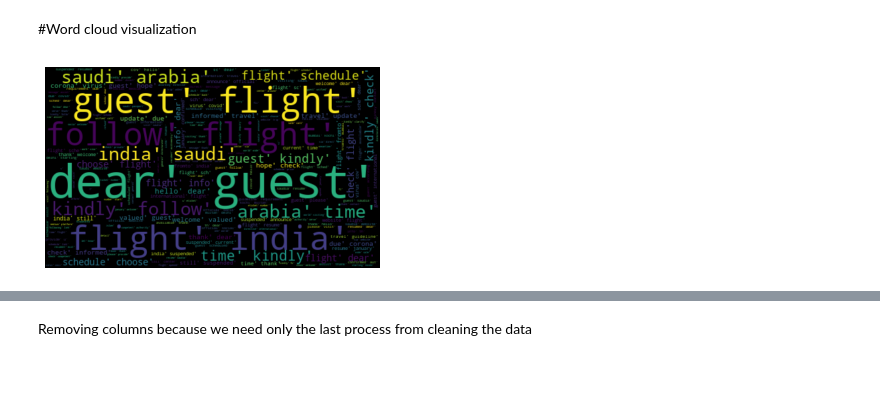
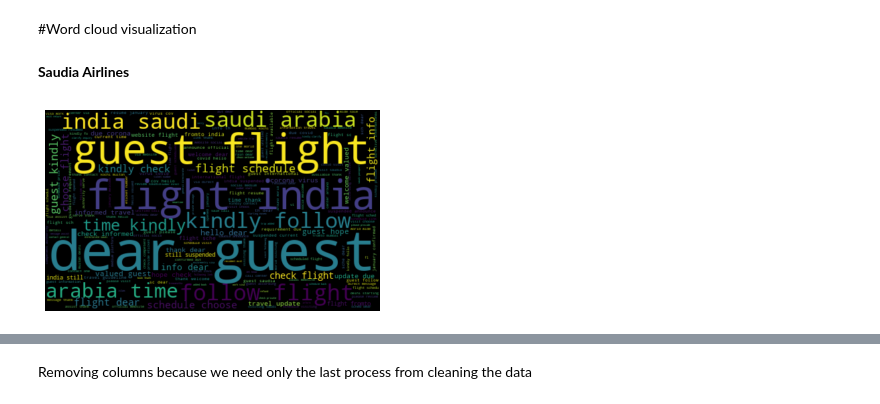
Before and after one commit to buthaina279/DS_Capstone_NLP, a Jupyter notebook: Collect_clean.ipynb, the cells around one changed output, grey strips where cells are left out. Cells and saved outputs as stored; diff of their text form; code cells hidden in the pictures; blank space fills up the shorter version.

```diff
--- a/Collect_clean.ipynb
+++ b/Collect_clean.ipynb
@@ -349,0 +564,4 @@ Unique words aft removing stop words :444
+# %%
+def join_tokens(tokens):
+  document = " ".join([word for word in tokens if not word.isdigit()])
+  return document
@@ -349,0 +570,2 @@ Unique words aft removing stop words :444
+# %%
+saudia_airlines_en['nonstop_documents'] = saudia_airlines_en['Tweet_nonstop'].apply(lambda x: join_tokens(x))
@@ -351,14 +583,15 @@ Unique words aft removing stop words :444
 #Removing words with fewer frequencies
 # %% [markdown]
 #Word cloud visualization
+# %% [markdown]
+**Saudia Airlines**
 # %%
-
-allWords = ''.join([str(twts) for twts in saudia_airlines_en['Tweet_nonstop']])
+allWords = ''.join([str(twts) for twts in saudia_airlines_en['nonstop_documents']])
 wordCloud = WordCloud(width=500, height=300, random_state=21, max_font_size=110).generate(allWords)
 
 
 plt.imshow(wordCloud, interpolation="bilinear")
 plt.axis('off')
 plt.show()
 # %% [output]
-[figure, old version]
+[figure, new version]
```
Also changed, not shown: parts of 59 cells of this notebook.
